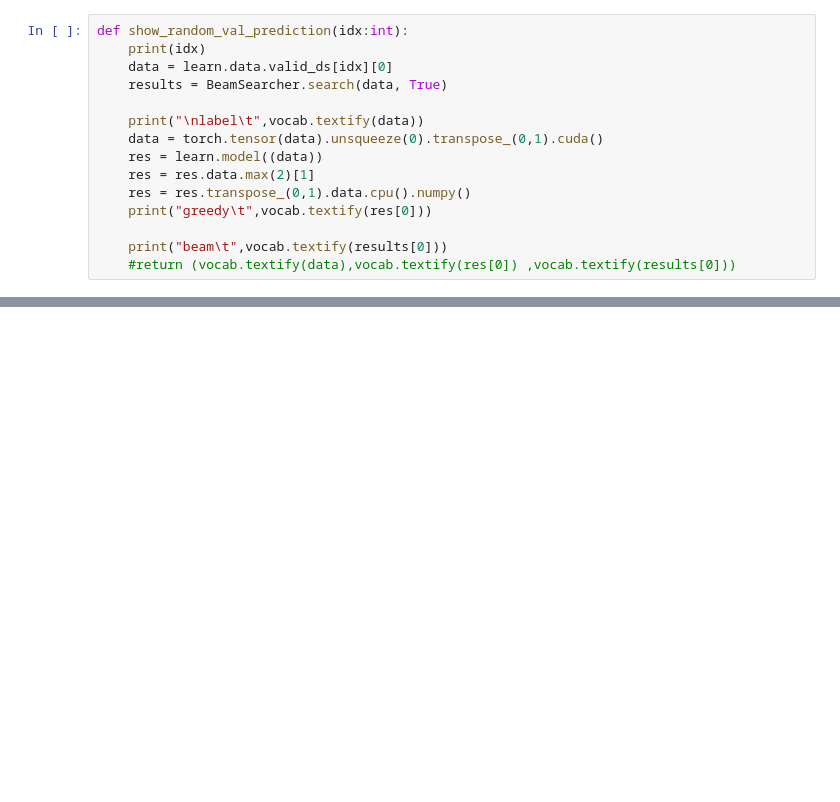
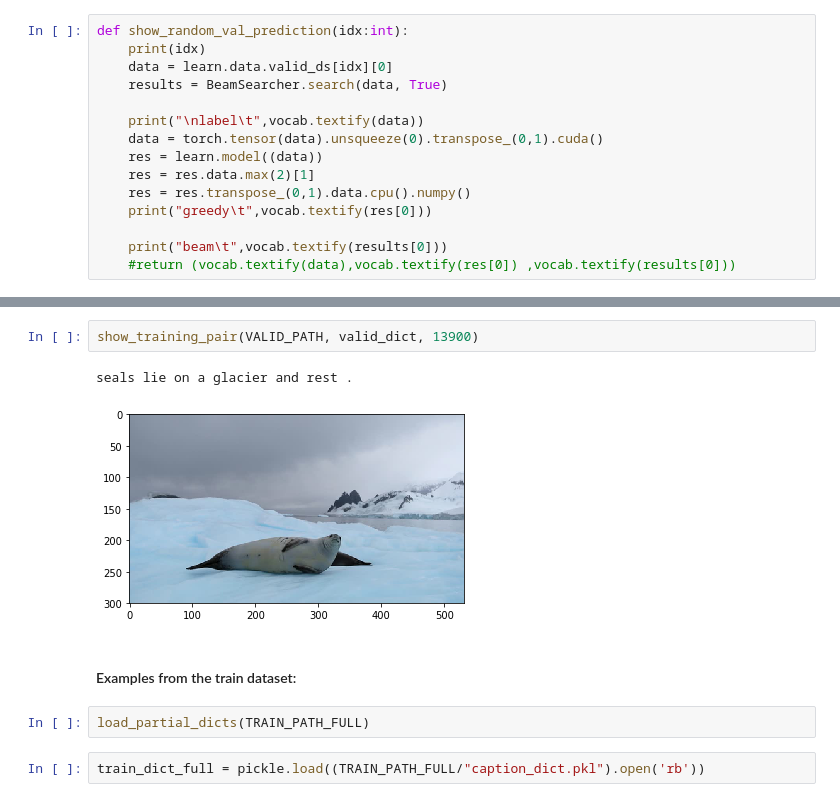
Before and after one commit to fg91/Neural-Image-Caption-Generation-Tutorial, a Jupyter notebook: Image caption generator.ipynb, the cells around one changed output, grey strips where cells are left out. Saved outputs shown, nothing was run; the diff lists cells and outputs as text; blank space fills up the shorter version.

```diff
--- a/Image caption generator.ipynb
+++ b/Image caption generator.ipynb
@@ -616,0 +660,11 @@ beam     a book in front of a mirror showing a woman having her makeup makeup by
+# %%
+show_training_pair(VALID_PATH, valid_dict, 13900)
+# %% [output]
+seals lie on a glacier and rest .
+[figure, added]
+# %% [markdown]
+#### Examples from the train dataset:
+# %%
+load_partial_dicts(TRAIN_PATH_FULL)
+# %%
+train_dict_full = pickle.load((TRAIN_PATH_FULL/"caption_dict.pkl").open('rb'))
```
Also changed, not shown: parts of 56 cells of this notebook.
